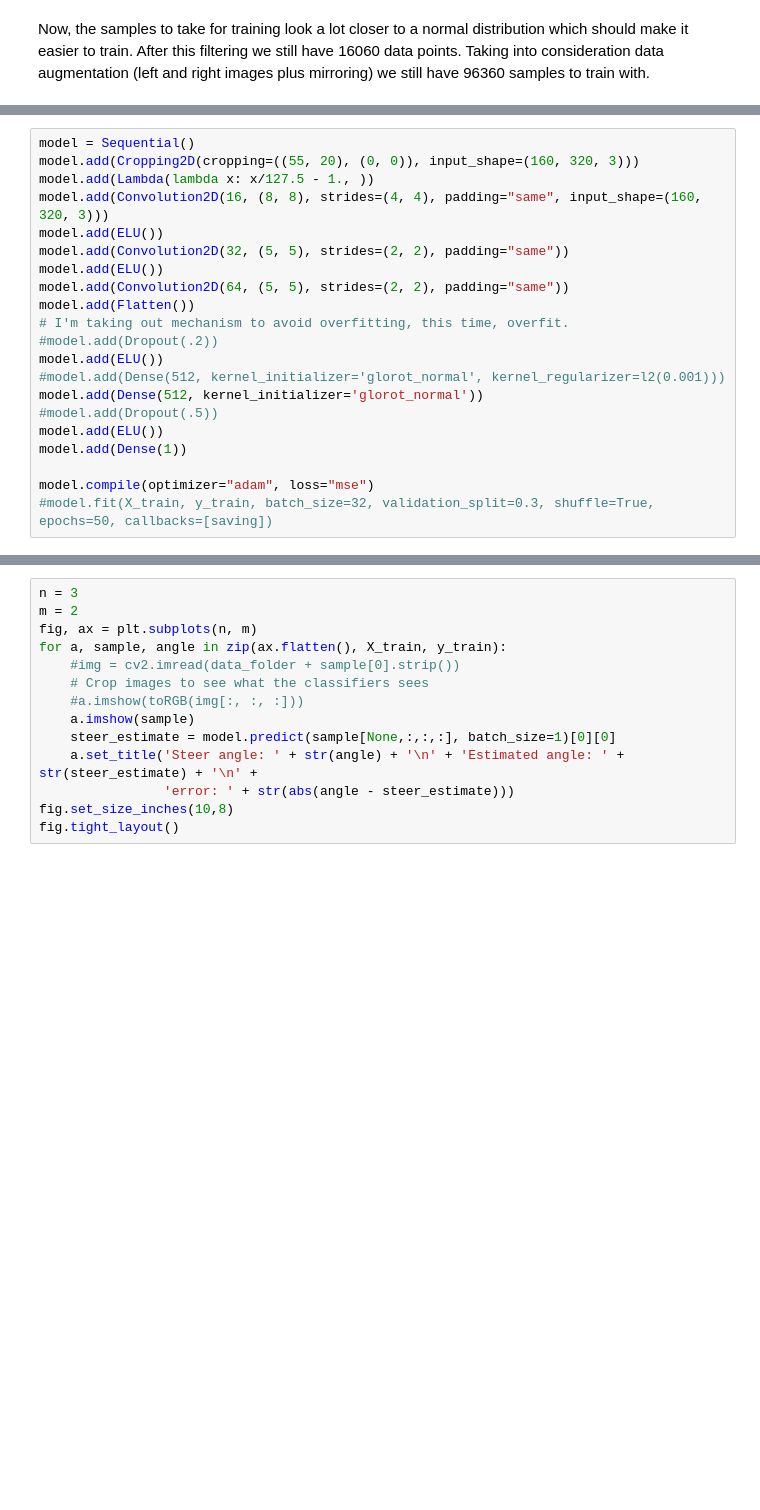
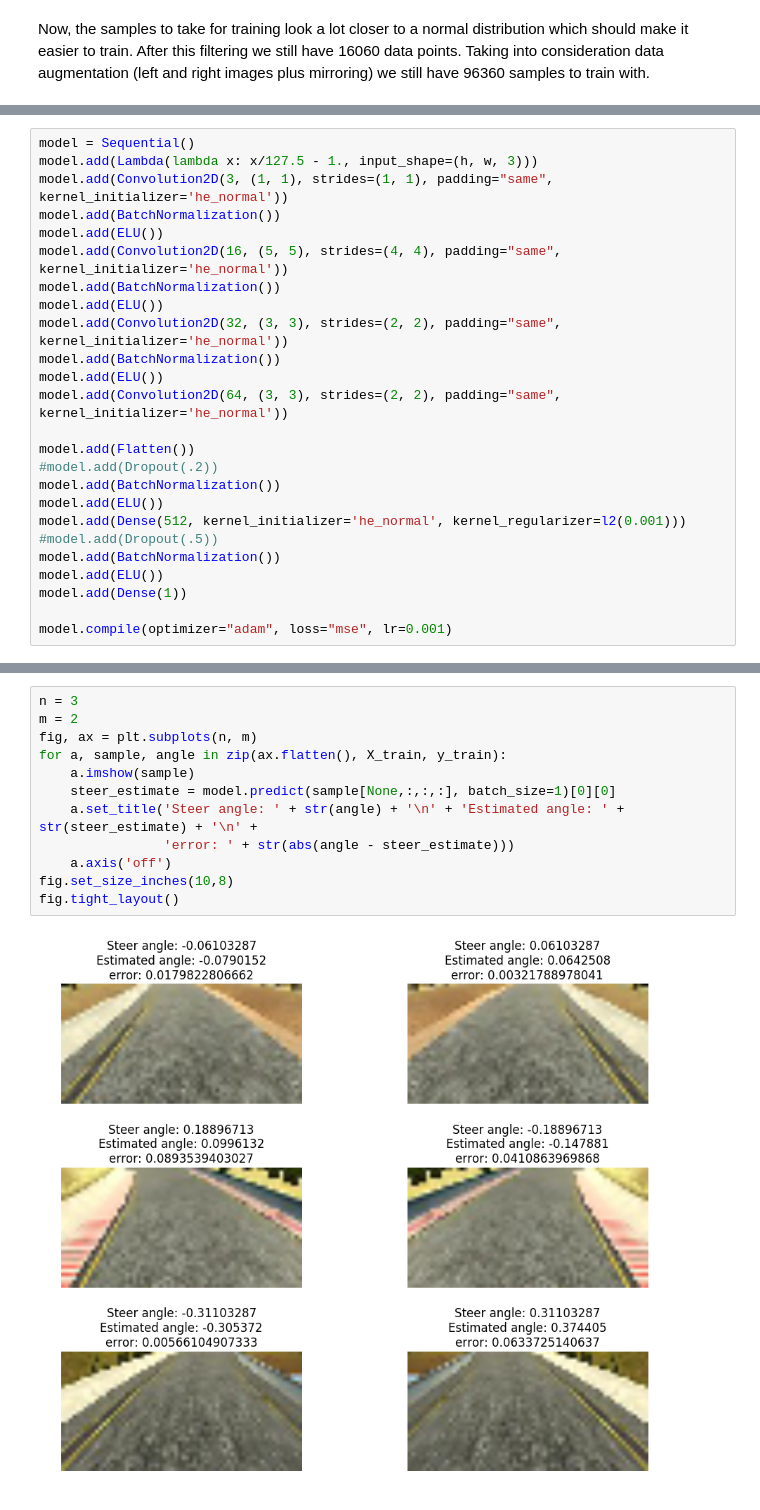
Before and after one commit to albertoferna/CarND-Behavioral-Cloning-P3, a Jupyter notebook: Final Model.ipynb, the cells around one changed output, grey strips where cells are left out. Drawn from its saved outputs; the diff is of its cells as text; blank space fills up the shorter version.

```diff
--- a/Final Model.ipynb
+++ b/Final Model.ipynb
@@ -117,21 +155,25 @@ Using TensorFlow backend.
 # %%
 model = Sequential()
-model.add(Cropping2D(cropping=((55, 20), (0, 0)), input_shape=(160, 320, 3)))
-model.add(Lambda(lambda x: x/127.5 - 1., ))
-model.add(Convolution2D(16, (8, 8), strides=(4, 4), padding="same", input_shape=(160, 320, 3)))
+model.add(Lambda(lambda x: x/127.5 - 1., input_shape=(h, w, 3)))
+model.add(Convolution2D(3, (1, 1), strides=(1, 1), padding="same", kernel_initializer='he_normal'))
+model.add(BatchNormalization())
 model.add(ELU())
-model.add(Convolution2D(32, (5, 5), strides=(2, 2), padding="same"))
+model.add(Convolution2D(16, (5, 5), strides=(4, 4), padding="same", kernel_initializer='he_normal'))
+model.add(BatchNormalization())
 model.add(ELU())
-model.add(Convolution2D(64, (5, 5), strides=(2, 2), padding="same"))
+model.add(Convolution2D(32, (3, 3), strides=(2, 2), padding="same", kernel_initializer='he_normal'))
+model.add(BatchNormalization())
+model.add(ELU())
+model.add(Convolution2D(64, (3, 3), strides=(2, 2), padding="same", kernel_initializer='he_normal'))
+
 model.add(Flatten())
-# I'm taking out mechanism to avoid overfitting, this time, overfit.
 #model.add(Dropout(.2))
+model.add(BatchNormalization())
 model.add(ELU())
-#model.add(Dense(512, kernel_initializer='glorot_normal', kernel_regularizer=l2(0.001)))
-model.add(Dense(512, kernel_initializer='glorot_normal'))
+model.add(Dense(512, kernel_initializer='he_normal', kernel_regularizer=l2(0.001)))
 #model.add(Dropout(.5))
+model.add(BatchNormalization())
 model.add(ELU())
 model.add(Dense(1))
 
-model.compile(optimizer="adam", loss="mse")
-#model.fit(X_train, y_train, batch_size=32, validation_split=0.3, shuffle=True, epochs=50, callbacks=[saving])
+model.compile(optimizer="adam", loss="mse", lr=0.001)
@@ -162,14 +191,14 @@ NameError: name 'model' is not defined
 # %%
 n = 3
 m = 2
 fig, ax = plt.subplots(n, m)
 for a, sample, angle in zip(ax.flatten(), X_train, y_train):
-    #img = cv2.imread(data_folder + sample[0].strip())
-    # Crop images to see what the classifiers sees
-    #a.imshow(toRGB(img[:, :, :]))
     a.imshow(sample)
     steer_estimate = model.predict(sample[None,:,:,:], batch_size=1)[0][0]
     a.set_title('Steer angle: ' + str(angle) + '\n' + 'Estimated angle: ' + str(steer_estimate) + '\n' +
                 'error: ' + str(abs(angle - steer_estimate)))
+    a.axis('off')
 fig.set_size_inches(10,8)
 fig.tight_layout()
+# %% [output]
+[figure, added]
```
Also changed, not shown: parts of 18 cells of this notebook.
